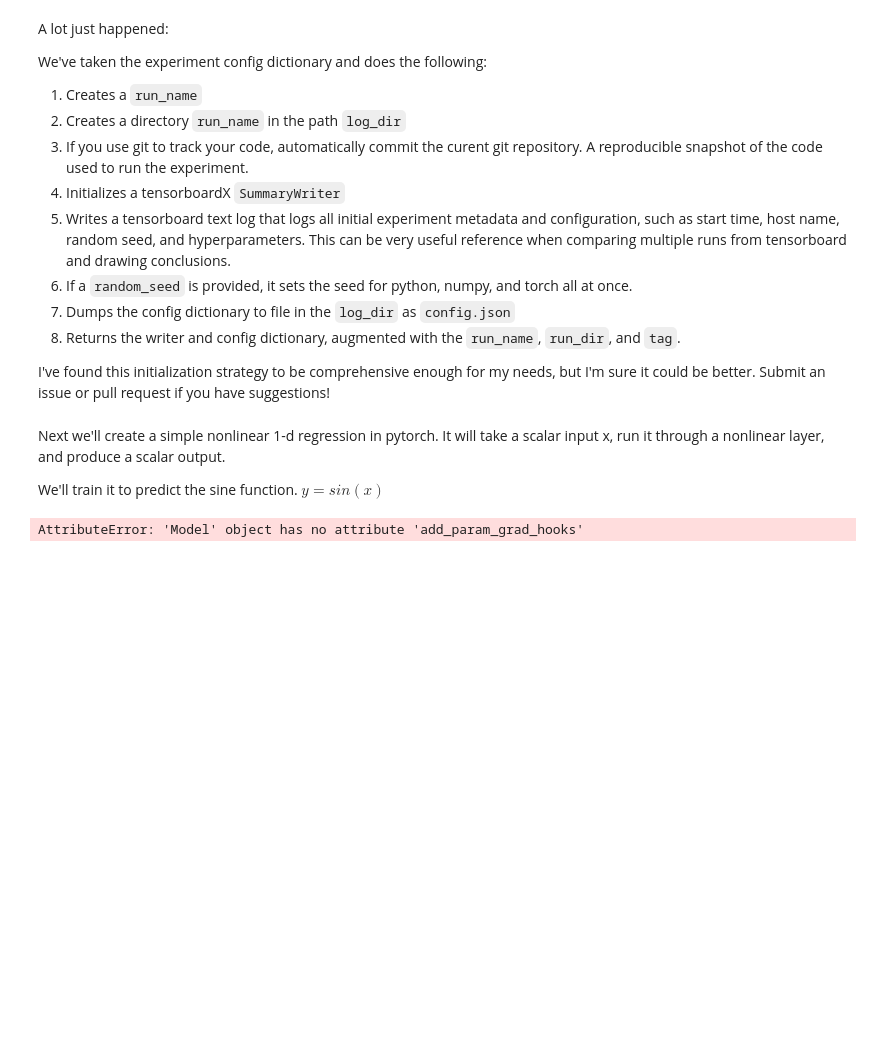
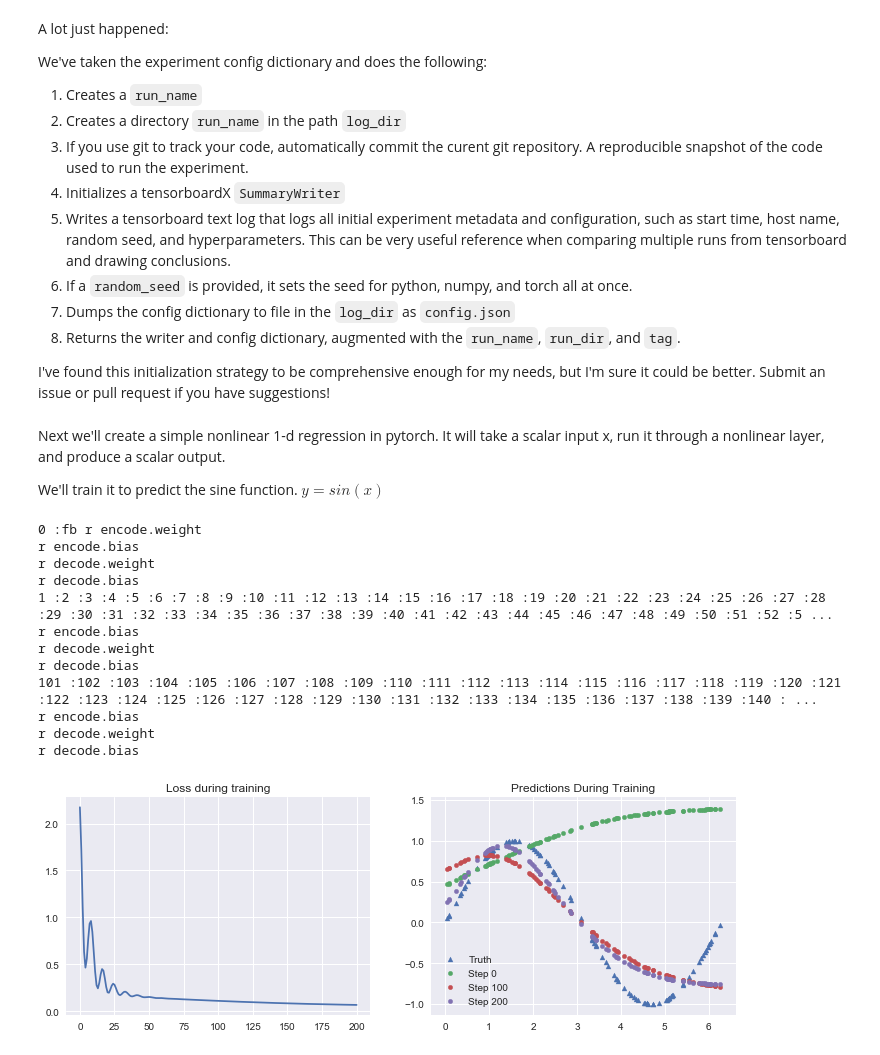
Before and after one commit to teffland/pytorch-monitor, a Jupyter notebook: example.ipynb, the cells around one changed output. Cells and saved outputs as stored; diff of their text form; code cells hidden in the pictures; blank space fills up the shorter version.

```diff
--- a/example.ipynb
+++ b/example.ipynb
@@ -89,33 +89,45 @@ y = x.sin()
 # Setup the model and optimizer to have 10 hidden units
 model = Model(10)
 monitor_module(model, writer, track_update_ratio=True)
 optimizer  = optim.SGD(model.parameters(), lr = 0.01, momentum=0.9)
 
 _, (ax0, ax1) = plt.subplots(1,2, figsize=(12,4))
 # Train the model for 4001 steps, recording its predictions every 2000
 losses = []
 ax1.scatter(x.numpy(), y.numpy(), label='Truth', s=25, marker='^')
 epochs = 201
 for i in range(epochs):
-    print(i,':', end='')
-    if i % 1000 == 0:
+    print('{}:'.format(i), end='')
+    if i % 100 == 0:
         model.monitoring(True)
     else:
         model.monitoring(False)
     yhat = model(x)
     loss = ((yhat - y)**2).mean()
     optimizer.zero_grad()
     loss.backward()
     optimizer.step()
     losses.append(loss.item())
     writer.add_scalar('train loss', loss.item(), i)
 
     if i % (epochs//2) == 0:
         ax1.scatter(x.numpy(), yhat.detach().numpy(), label='Step {}'.format(i), s=20)
 
 ax0.plot(list(range(len(losses))), losses)
 ax0.set_title('Loss during training')
 ax1.set_title('Predictions During Training')
 _ = ax1.legend()
 # %% [output]
-AttributeError: 'Model' object has no attribute 'add_param_grad_hooks'
+0 :fb r encode.weight
+r encode.bias
+r decode.weight
+r decode.bias
+1 :2 :3 :4 :5 :6 :7 :8 :9 :10 :11 :12 :13 :14 :15 :16 :17 :18 :19 :20 :21 :22 :23 :24 :25 :26 :27 :28 :29 :30 :31 :32 :33 :34 :35 :36 :37 :38 :39 :40 :41 :42 :43 :44 :45 :46 :47 :48 :49 :50 :51 :52 :5 ...
+r encode.bias
+r decode.weight
+r decode.bias
+101 :102 :103 :104 :105 :106 :107 :108 :109 :110 :111 :112 :113 :114 :115 :116 :117 :118 :119 :120 :121 :122 :123 :124 :125 :126 :127 :128 :129 :130 :131 :132 :133 :134 :135 :136 :137 :138 :139 :140 : ...
+r encode.bias
+r decode.weight
+r decode.bias
+[figure, added]
```
Also changed, not shown: parts of 1 cell of this notebook, 1 other file.
